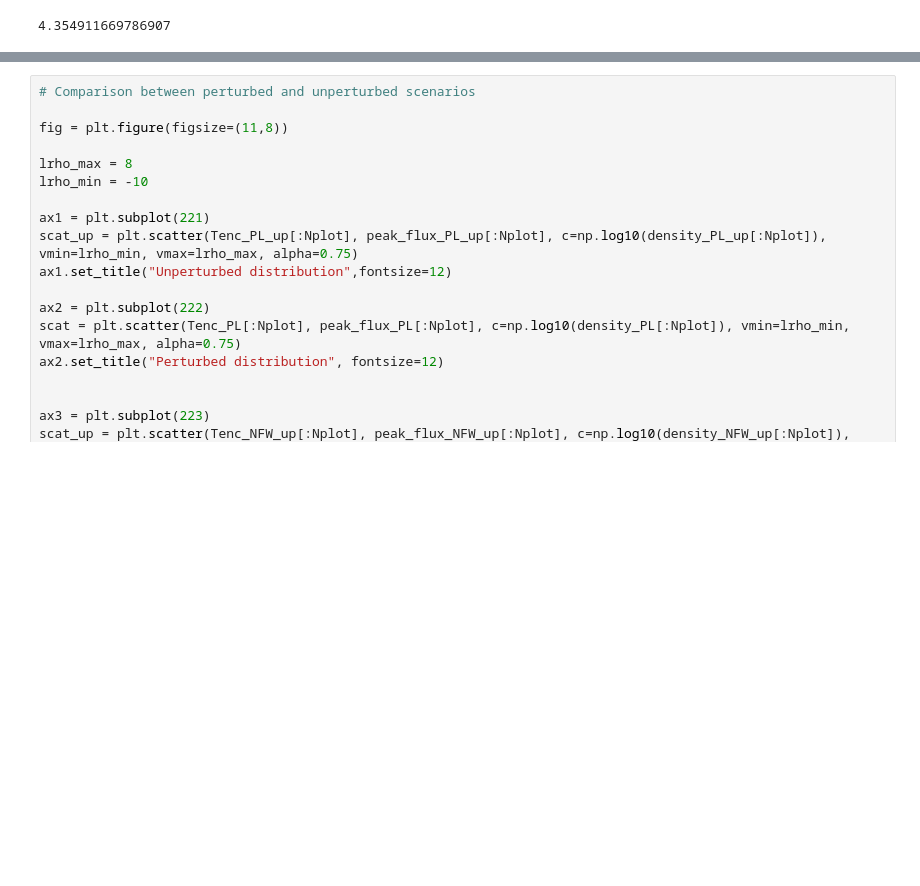
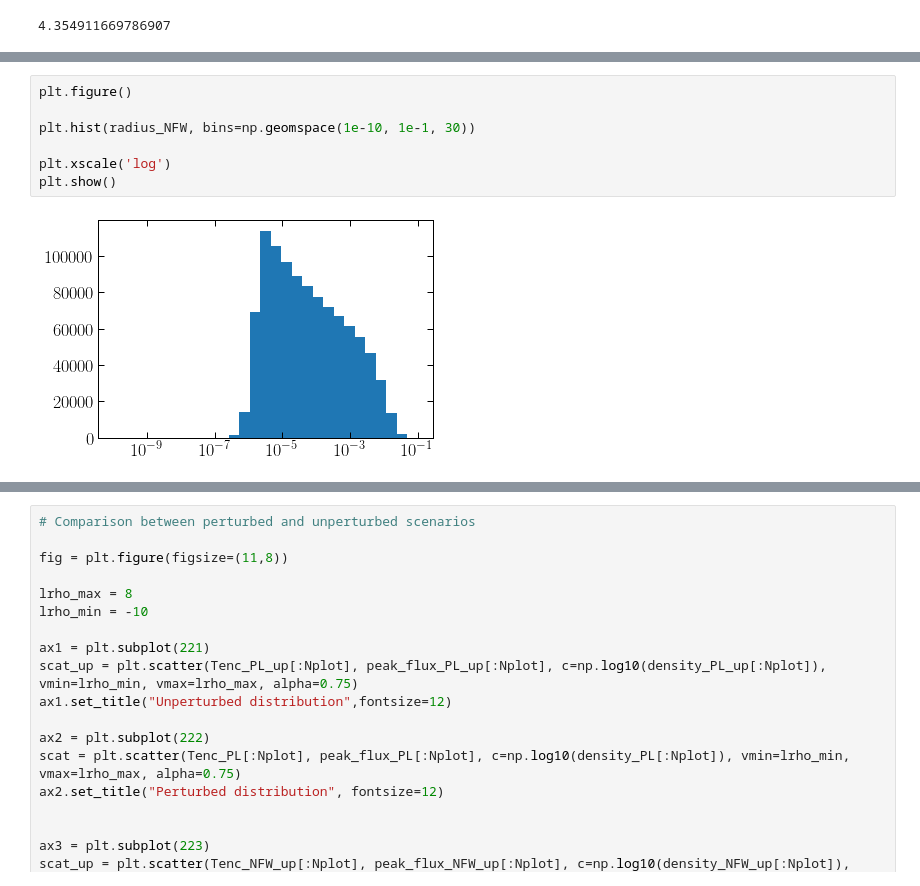
Before and after one commit to bradkav/axion-miniclusters, a Jupyter notebook: code/plotting/PlotFluxes.ipynb, the cells around one changed output, grey strips where cells are left out. Drawn from its saved outputs; the diff is of its cells as text; blank space fills up the shorter version.

```diff
--- a/code/plotting/PlotFluxes.ipynb
+++ b/code/plotting/PlotFluxes.ipynb
@@ -126,0 +133,9 @@ plt.show()
+# %%
+plt.figure()
+
+plt.hist(radius_NFW, bins=np.geomspace(1e-10, 1e-1, 30))
+
+plt.xscale('log')
+plt.show()
+# %% [output]
+[figure, added]
```
Also changed, not shown: parts of 11 cells of this notebook, 12 other files.
